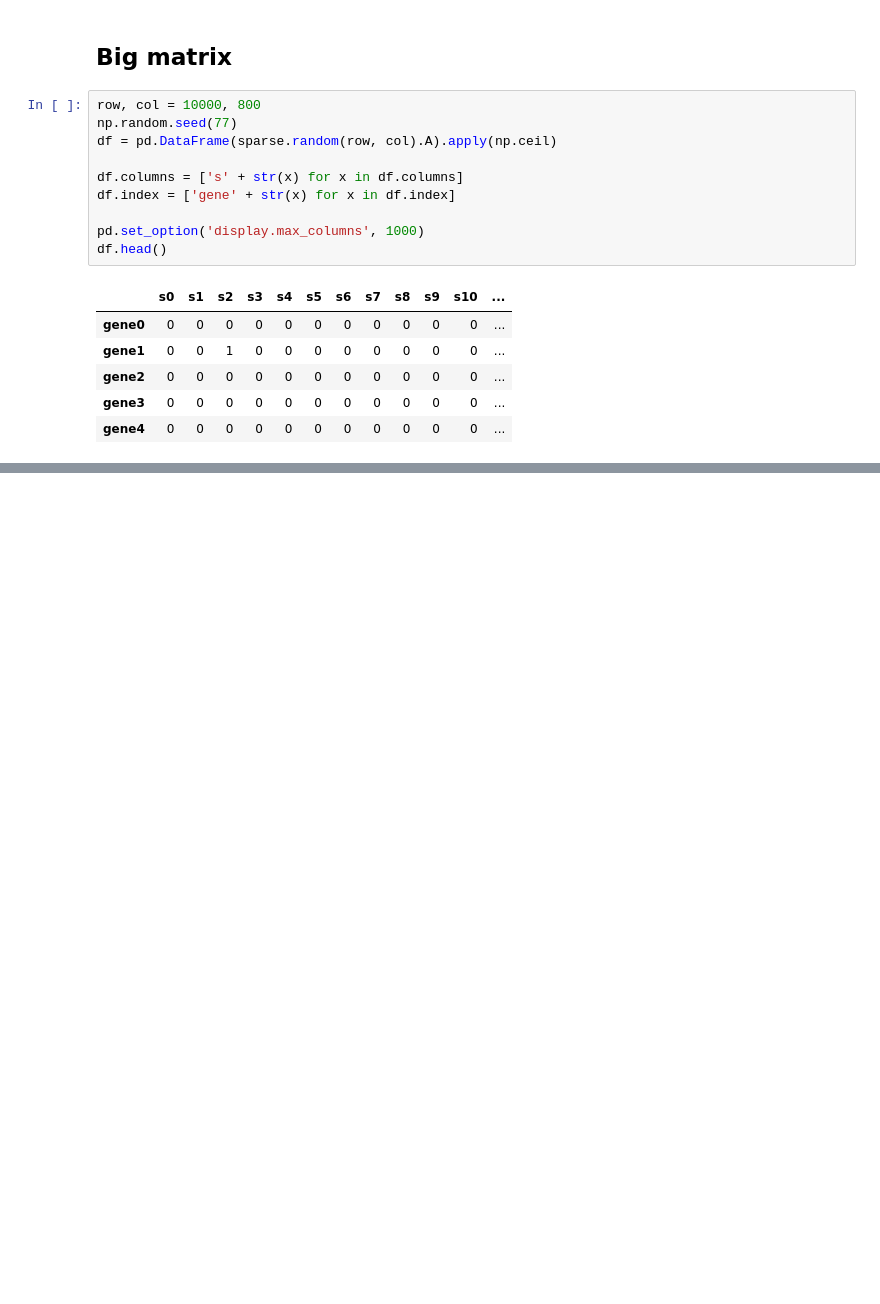
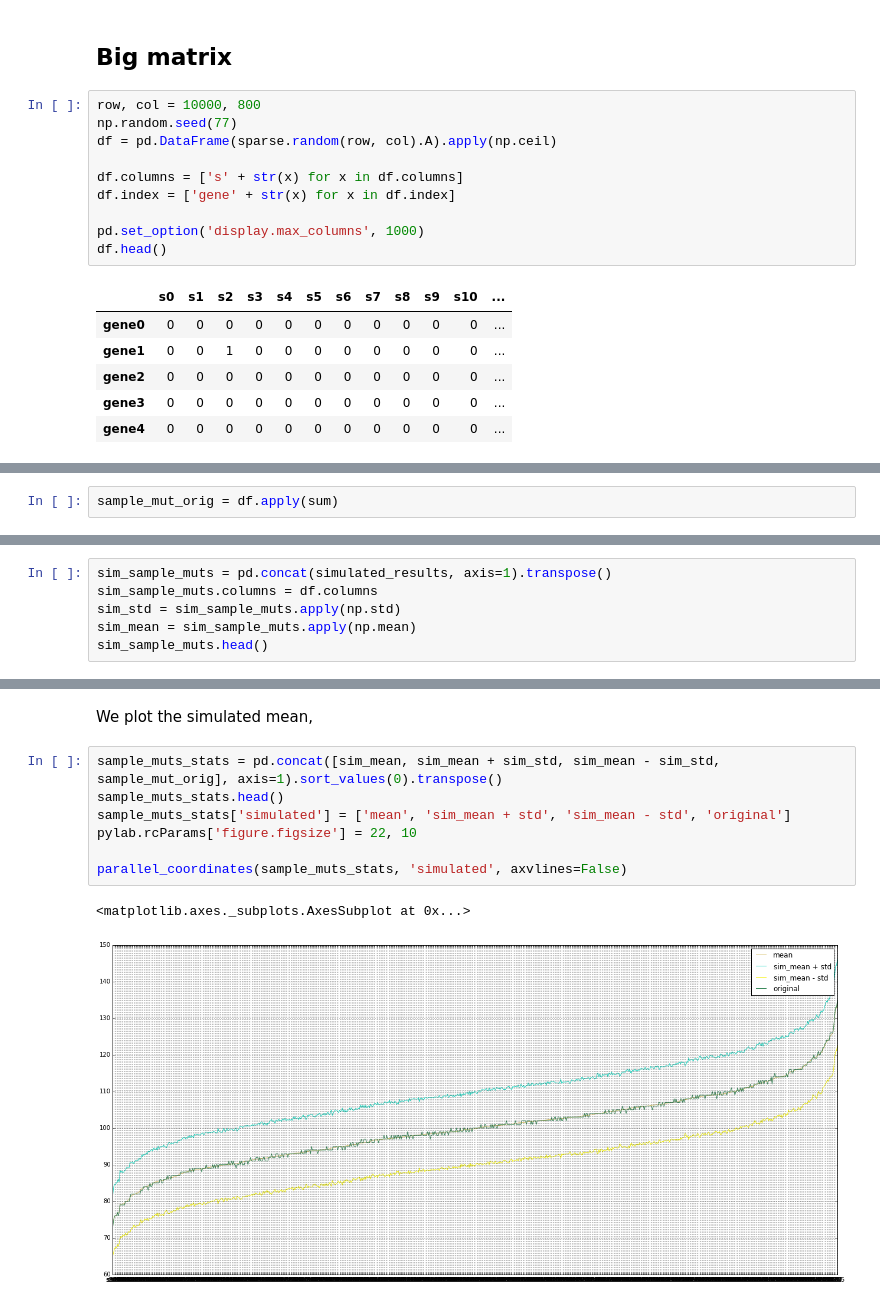
Before and after one commit to mpschr/mutex, a Jupyter notebook: MutEx and CoOc test in python.ipynb, the cells around one changed output, grey strips where cells are left out. Drawn from its saved outputs; the diff is of its cells as text; blank space fills up the shorter version.

```diff
--- a/MutEx and CoOc test in python.ipynb
+++ b/MutEx and CoOc test in python.ipynb
@@ -148,0 +133,2 @@ df.loc[group]
+# %%
+sample_mut_orig = df.apply(sum)
@@ -148,0 +167,6 @@ df.loc[group]
+# %%
+sim_sample_muts = pd.concat(simulated_results, axis=1).transpose()
+sim_sample_muts.columns = df.columns
+sim_std = sim_sample_muts.apply(np.std)
+sim_mean = sim_sample_muts.apply(np.mean)
+sim_sample_muts.head()
@@ -148,0 +180,12 @@ df.loc[group]
+# %% [markdown]
+We plot the simulated mean,
+# %%
+sample_muts_stats = pd.concat([sim_mean, sim_mean + sim_std, sim_mean - sim_std, sample_mut_orig], axis=1).sort_values(0).transpose()
+sample_muts_stats.head()
+sample_muts_stats['simulated'] = ['mean', 'sim_mean + std', 'sim_mean - std', 'original']
+pylab.rcParams['figure.figsize'] = 22, 10
+
+parallel_coordinates(sample_muts_stats, 'simulated', axvlines=False)
+# %% [output]
+<matplotlib.axes._subplots.AxesSubplot at 0x...>
+[figure, added]
```
Also changed, not shown: parts of 12 cells of this notebook.
